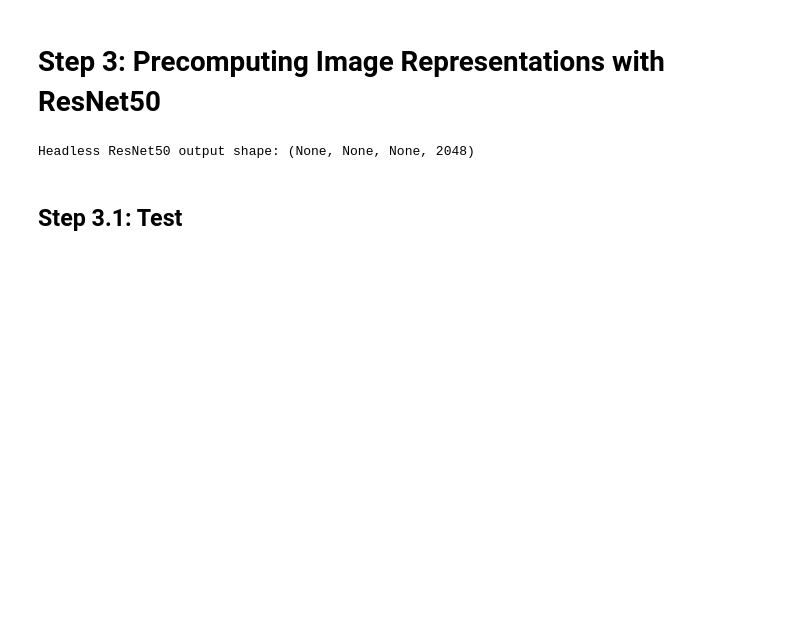
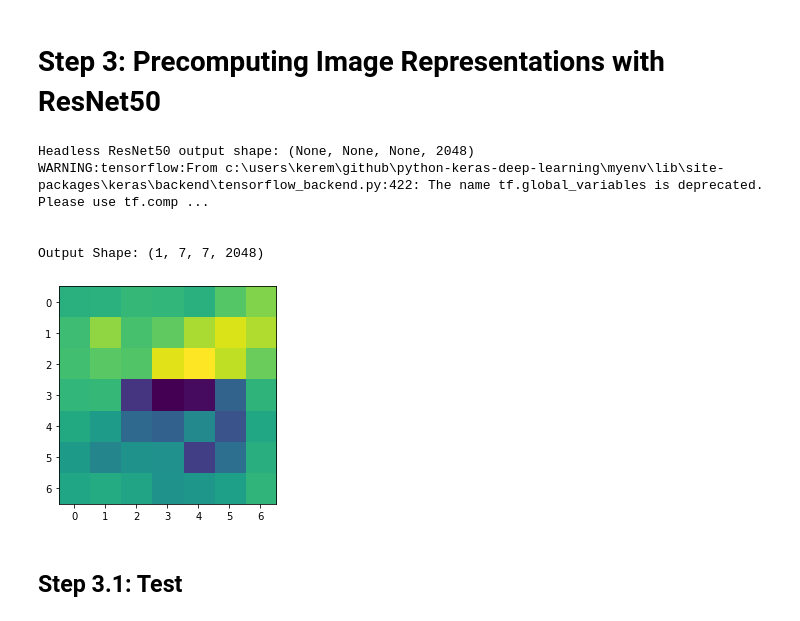
Before and after one commit to KeremDUZENLI/python-keras-deep-learning, a Jupyter notebook: notebooks/6_convolutional_network_classification.ipynb, the cells around one changed output. Drawn from its saved outputs; the diff is of its cells as text; code cells hidden in the pictures; blank space fills up the shorter version.

```diff
--- a/notebooks/6_convolutional_network_classification.ipynb
+++ b/notebooks/6_convolutional_network_classification.ipynb
@@ -102,28 +98,46 @@ Sample annotation:
 # %% [markdown]
 # Step 3: Precomputing Image Representations with ResNet50
 # %%
+from keras.applications.resnet50 import ResNet50, preprocess_input
+from keras.layers import Input, Convolution2D, Dropout, GlobalAveragePooling2D, Flatten, Dense
+from keras.models import Model
+
+
 # Load headless ResNet50
 base_model = ResNet50(include_top=False, weights='imagenet')
-headless_conv = Model(inputs=base_model.input, outputs=base_model.output)
+input = base_model.layers[0].input
+output = base_model.layers[-2].output
+headless_conv = Model(inputs=input, outputs=output)
 print("\nHeadless ResNet50 output shape:", headless_conv.output_shape)
 
 # Function to predict on a batch of images
 def predict_batch(model, img_batch_path, img_size=(224, 224)):
     img_list = []
 
     for im_path in img_batch_path:
         img = imread(im_path)
         img = resize(img, img_size, preserve_range=True)
         img = img.astype('float32')
         img_list.append(img)
     try:
         img_batch = np.stack(img_list, axis=0)
     except:
         raise ValueError('all images in image_paths must have the same shapes.')
 
     return model.predict(preprocess_input(img_batch))
+
+
+output = predict_batch(headless_conv, ['Files/dog.jpg'], (224, 224))
+print("\nOutput Shape:", output.shape)
+plt.imshow(output[0,:,:,1])
+plt.show()
 # %% [output]
 Headless ResNet50 output shape: (None, None, None, 2048)
+WARNING:tensorflow:From c:\users\kerem\github\python-keras-deep-learning\myenv\lib\site-packages\keras\backend\tensorflow_backend.py:422: The name tf.global_variables is deprecated. Please use tf.comp ...
+
+
+Output Shape: (1, 7, 7, 2048)
+[figure, added]
 # %% [markdown]
 ## Step 3.1: Test
 # %%
```
Also changed, not shown: parts of 8 cells of this notebook, 1 other file.
